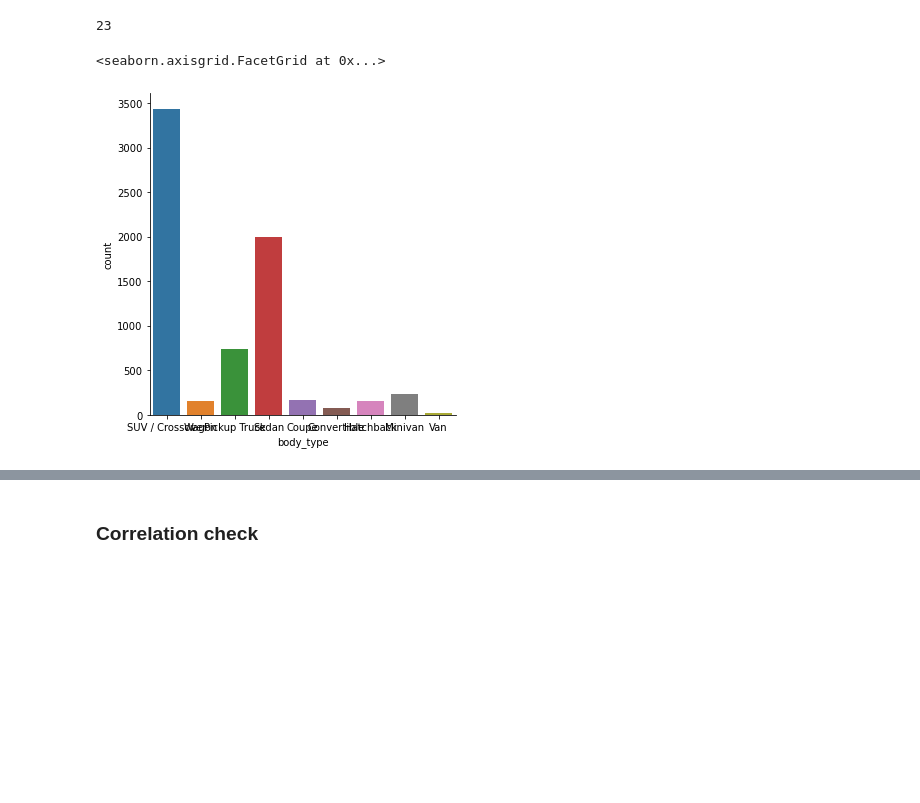
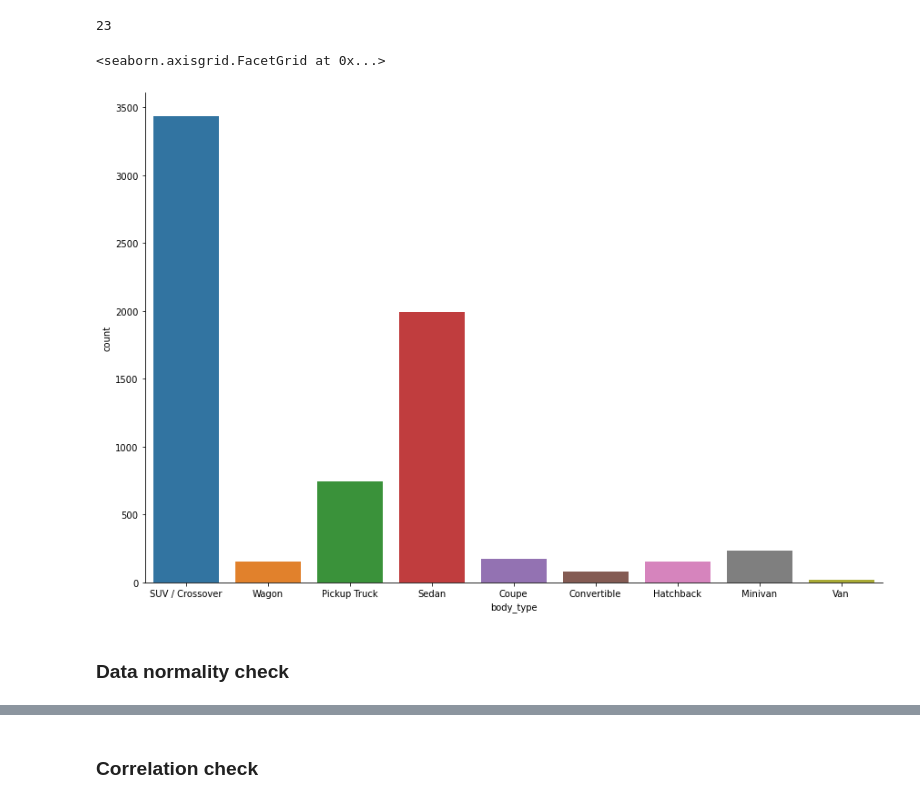
Before and after one commit to sophiawu1006/Machine-Learning-Model-for-used-cars, a Jupyter notebook: Used_Car_Lab_1_DataVisualization.ipynb, the cells around one changed output, grey strips where cells are left out. Saved outputs shown, nothing was run; the diff lists cells and outputs as text; code cells hidden in the pictures; blank space fills up the shorter version.

Commit message:
add comments for each plot and intresting things that i find out
add comments for each plot and intresting things that i find out

```diff
--- a/Used_Car_Lab_1_DataVisualization.ipynb
+++ b/Used_Car_Lab_1_DataVisualization.ipynb
@@ -410,8 +439,11 @@ sns.catplot(x="frame_damaged", kind="count", data=df_final)
 df_final['frame_damaged'].values.sum()
 # %% [output]
 23
-# %%
-sns.catplot(x="body_type", kind="count",data=df_final)
-# %% [output]
-<seaborn.axisgrid.FacetGrid at 0x...>
-[figure, removed]
+# %%
+# check the number of different type of cars,it looks like SUV is the most popular car with almost 3500, Sedan is the 2nd most popular car.
+sns.catplot(x="body_type", kind="count",data=df_final,height=8, aspect=1.5)
+# %% [output]
+<seaborn.axisgrid.FacetGrid at 0x...>
+[figure, added]
+# %% [markdown]
+### Data normality check
```
Also changed, not shown: parts of 39 cells of this notebook.
